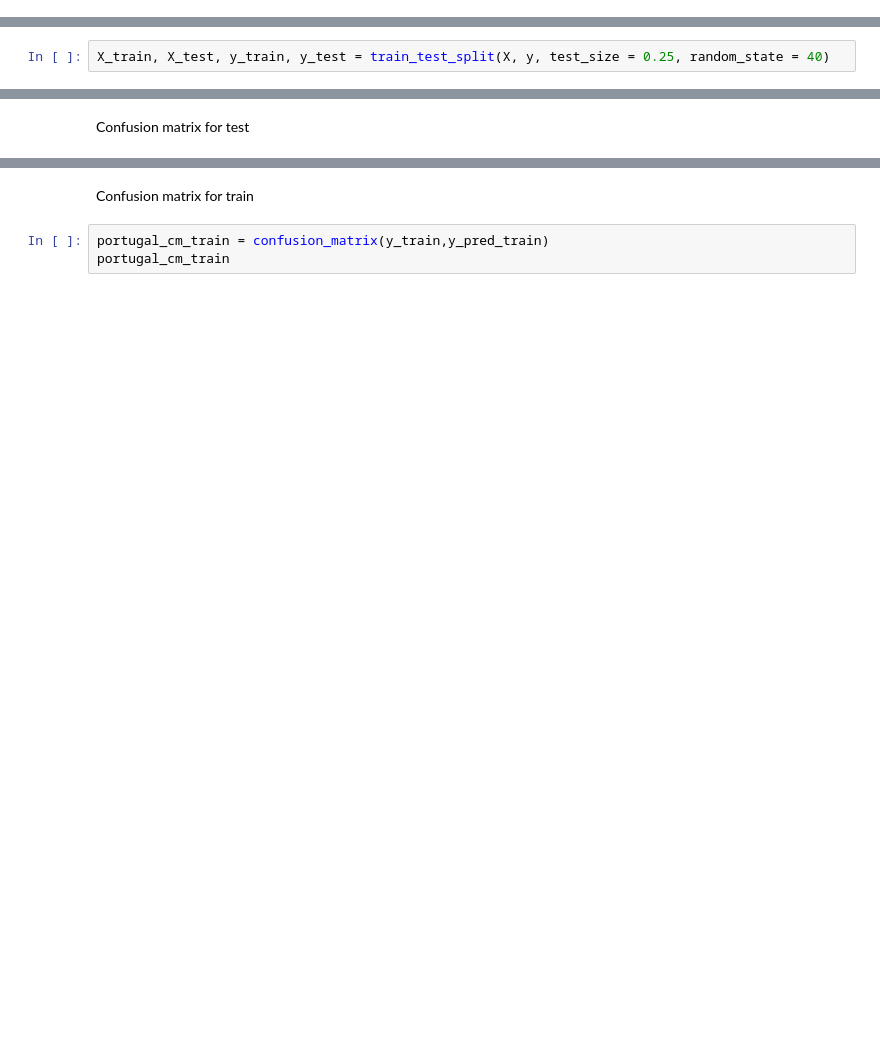
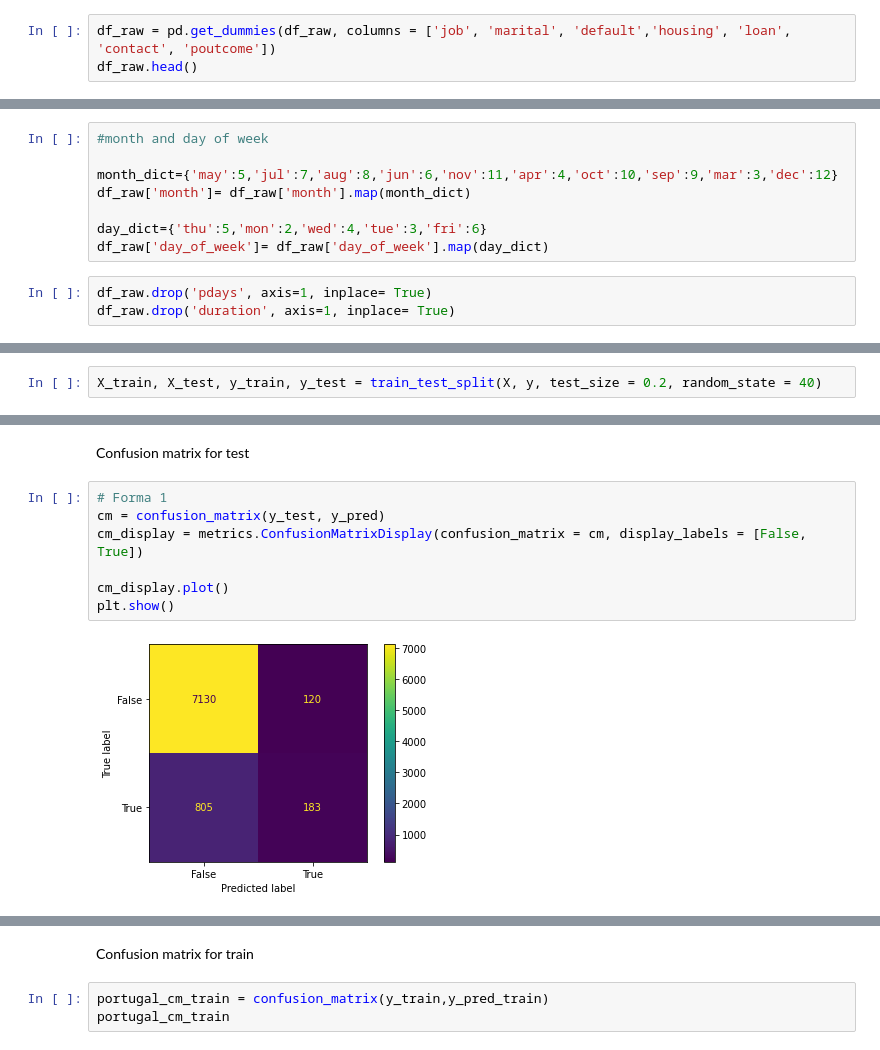
Before and after one commit to AlinaMendez/ML-op, a Jupyter notebook: src/explore.ipynb, the cells around one changed output, grey strips where cells are left out. Saved outputs shown, nothing was run; the diff lists cells and outputs as text; blank space fills up the shorter version.

```diff
--- a/src/explore.ipynb
+++ b/src/explore.ipynb
@@ -381,0 +398,3 @@ df_raw['y'] = df_raw['y'].replace(['yes','no'],[1,0])
+# %%
+df_raw = pd.get_dummies(df_raw, columns = ['job', 'marital', 'default','housing', 'loan', 'contact', 'poutcome'])
+df_raw.head()
@@ -382,2 +409,13 @@ df_raw['y'] = df_raw['y'].replace(['yes','no'],[1,0])
+# %%
+#month and day of week
+
+month_dict={'may':5,'jul':7,'aug':8,'jun':6,'nov':11,'apr':4,'oct':10,'sep':9,'mar':3,'dec':12}
+df_raw['month']= df_raw['month'].map(month_dict)
+
+day_dict={'thu':5,'mon':2,'wed':4,'tue':3,'fri':6}
+df_raw['day_of_week']= df_raw['day_of_week'].map(day_dict)
+# %%
+df_raw.drop('pdays', axis=1, inplace= True)
+df_raw.drop('duration', axis=1, inplace= True)
 # %% [markdown]
 ##### X) Scale the data
@@ -392,4 +444,4 @@ y = df_raw['y']
 # %% [markdown]
 Split DataFrame in training set and testing set
 # %%
-X_train, X_test, y_train, y_test = train_test_split(X, y, test_size = 0.25, random_state = 40)
+X_train, X_test, y_train, y_test = train_test_split(X, y, test_size = 0.2, random_state = 40)
@@ -419,3 +494,12 @@ accuracy_score(y_train,y_pred_train)
 # %% [markdown]
 Confusion matrix for test
+# %%
+# Forma 1
+cm = confusion_matrix(y_test, y_pred)
+cm_display = metrics.ConfusionMatrixDisplay(confusion_matrix = cm, display_labels = [False, True])
+
+cm_display.plot()
+plt.show()
+# %% [output]
+[figure, added]
 # %%
```
Also changed, not shown: parts of 27 cells of this notebook.
